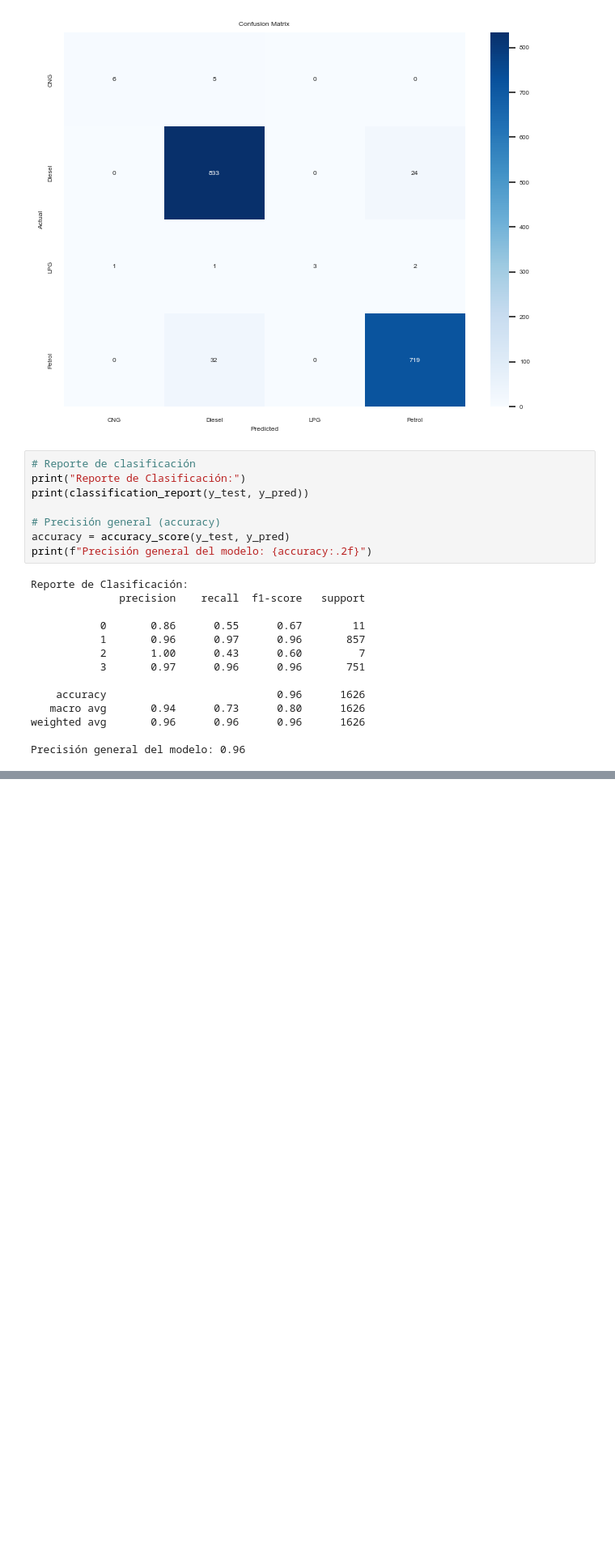
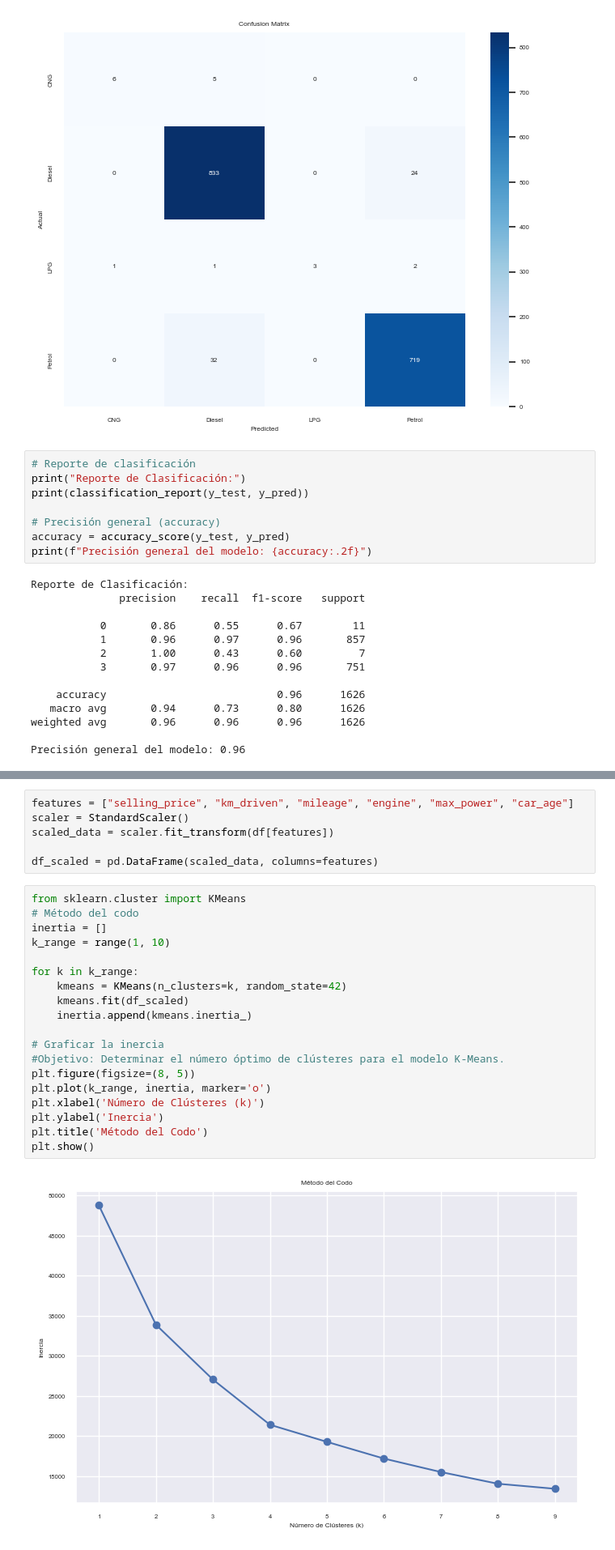
Before and after one commit to MonicaYun15/DATA_MINING, a Jupyter notebook: MineriadeDatos.ipynb, the cells around one changed output, grey strips where cells are left out. Shown at 81% size. Saved outputs shown, nothing was run; the diff lists cells and outputs as text; blank space fills up the shorter version.

```diff
--- a/MineriadeDatos.ipynb
+++ b/MineriadeDatos.ipynb
@@ -572,0 +590,27 @@ Precisión general del modelo: 0.96
+# %%
+features = ["selling_price", "km_driven", "mileage", "engine", "max_power", "car_age"]
+scaler = StandardScaler()
+scaled_data = scaler.fit_transform(df[features])
+
+df_scaled = pd.DataFrame(scaled_data, columns=features)
+# %%
+from sklearn.cluster import KMeans
+# Método del codo
+inertia = []
+k_range = range(1, 10)
+
+for k in k_range:
+    kmeans = KMeans(n_clusters=k, random_state=42)
+    kmeans.fit(df_scaled)
+    inertia.append(kmeans.inertia_)
+
+# Graficar la inercia
+#Objetivo: Determinar el número óptimo de clústeres para el modelo K-Means.
+plt.figure(figsize=(8, 5))
+plt.plot(k_range, inertia, marker='o')
+plt.xlabel('Número de Clústeres (k)')
+plt.ylabel('Inercia')
+plt.title('Método del Codo')
+plt.show()
+# %% [output]
+[figure, added]
```
Also changed, not shown: parts of 11 cells of this notebook.
